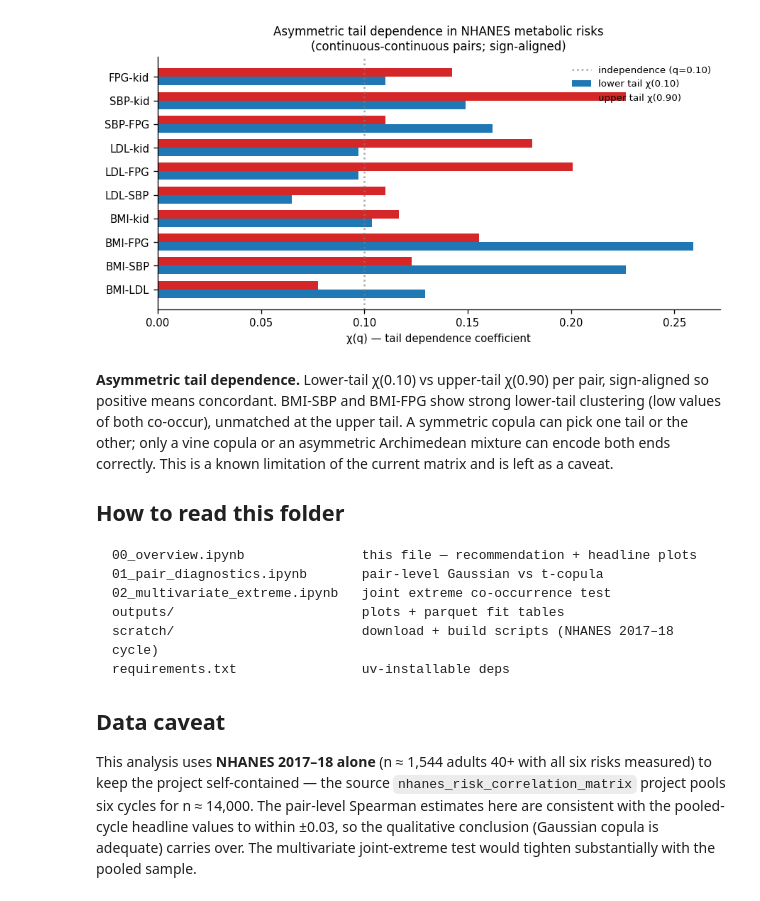
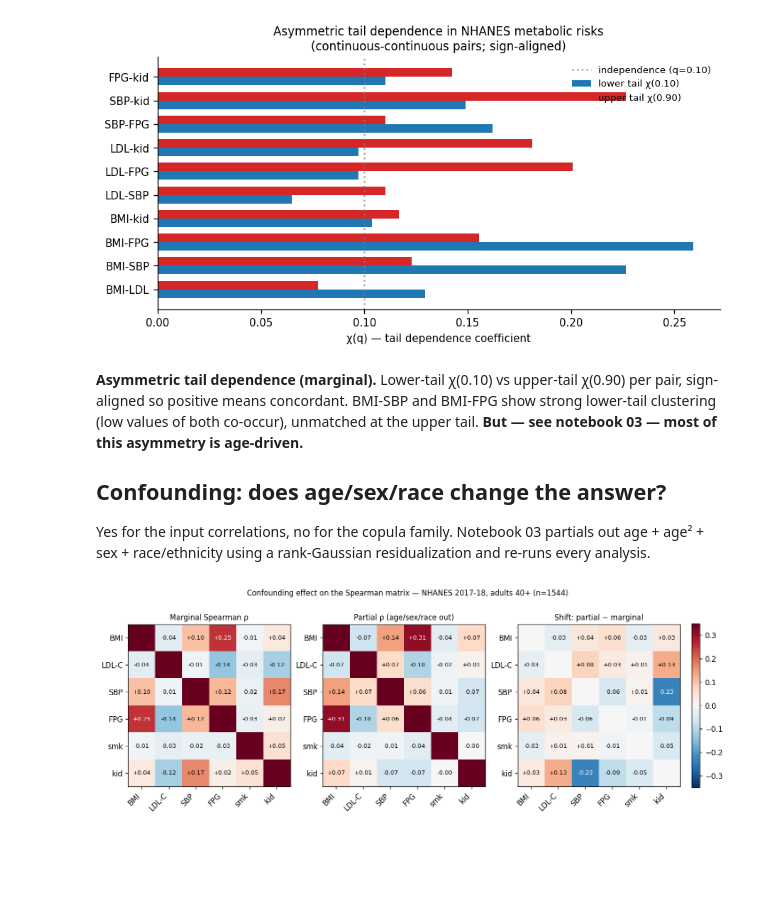
Before and after one commit to aflaxman/ai_assisted_us_health_data_analysis, a Jupyter notebook: nhanes_copula_comparison/00_overview.ipynb, the cells around one changed output. Drawn from its saved outputs; the diff is of its cells as text; code cells hidden in the pictures; blank space fills up the shorter version.

````diff
--- a/nhanes_copula_comparison/00_overview.ipynb
+++ b/nhanes_copula_comparison/00_overview.ipynb
@@ -41,19 +43,12 @@ display(Image('outputs/tail_asymmetry.png'))
 # %% [output]
 [figure]
 # %% [markdown]
-**Asymmetric tail dependence.** Lower-tail χ(0.10) vs upper-tail χ(0.90) per pair, sign-aligned so positive means concordant. BMI-SBP and BMI-FPG show strong lower-tail clustering (low values of both co-occur), unmatched at the upper tail. A symmetric copula can pick one tail or the other; only a vine copula or an asymmetric Archimedean mixture can encode both ends correctly. This is a known limitation of the current matrix and is left as a caveat.
+**Asymmetric tail dependence (marginal).** Lower-tail χ(0.10) vs upper-tail χ(0.90) per pair, sign-aligned so positive means concordant. BMI-SBP and BMI-FPG show strong lower-tail clustering (low values of both co-occur), unmatched at the upper tail. **But — see notebook 03 — most of this asymmetry is age-driven.**
 
-## How to read this folder
+## Confounding: does age/sex/race change the answer?
 
-```
-00_overview.ipynb               this file — recommendation + headline plots
-01_pair_diagnostics.ipynb       pair-level Gaussian vs t-copula
-02_multivariate_extreme.ipynb   joint extreme co-occurrence test
-outputs/                        plots + parquet fit tables
-scratch/                        download + build scripts (NHANES 2017–18 cycle)
-requirements.txt                uv-installable deps
-```
-
-## Data caveat
-
-This analysis uses **NHANES 2017–18 alone** (n ≈ 1,544 adults 40+ with all six risks measured) to keep the project self-contained — the source `nhanes_risk_correlation_matrix` project pools six cycles for n ≈ 14,000. The pair-level Spearman estimates here are consistent with the pooled-cycle headline values to within ±0.03, so the qualitative conclusion (Gaussian copula is adequate) carries over. The multivariate joint-extreme test would tighten substantially with the pooled sample.
+Yes for the input correlations, no for the copula family. Notebook 03 partials out age + age² + sex + race/ethnicity using a rank-Gaussian residualization and re-runs every analysis.
+# %%
+display(Image('outputs/confounding_heatmap.png'))
+# %% [output]
+[figure, added]
````
Also changed, not shown: parts of 3 cells of this notebook, 11 other files.
